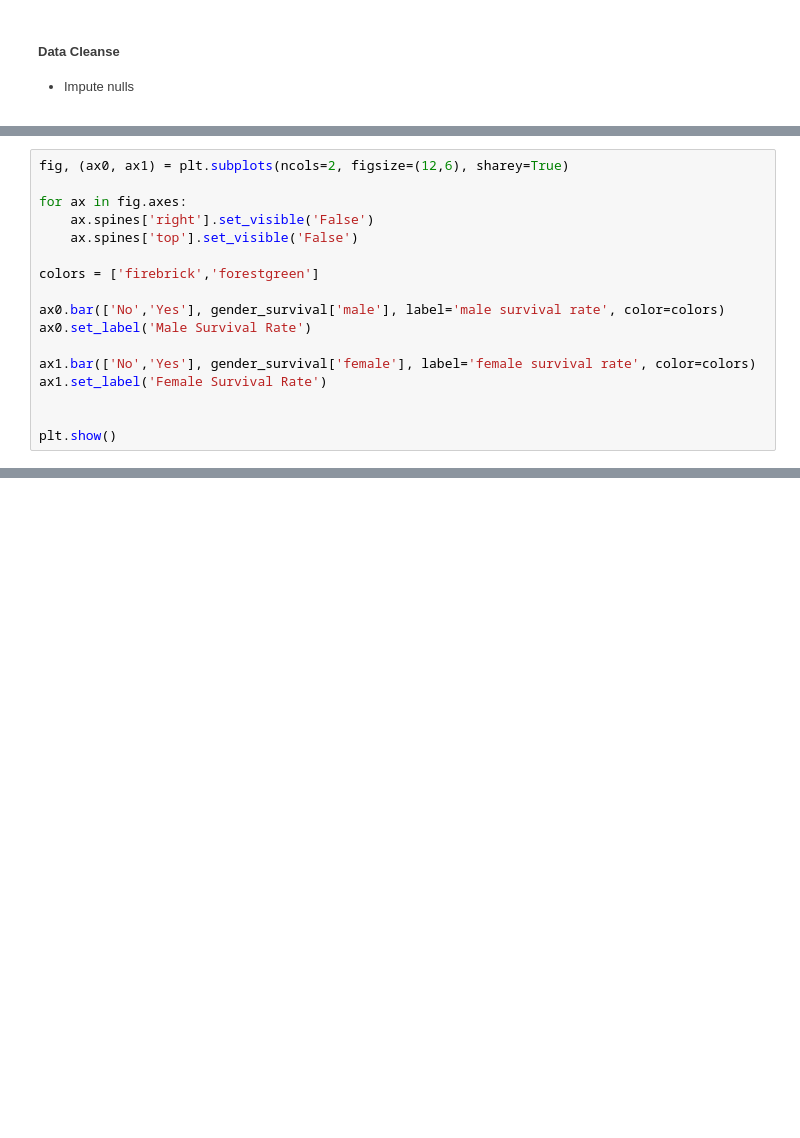
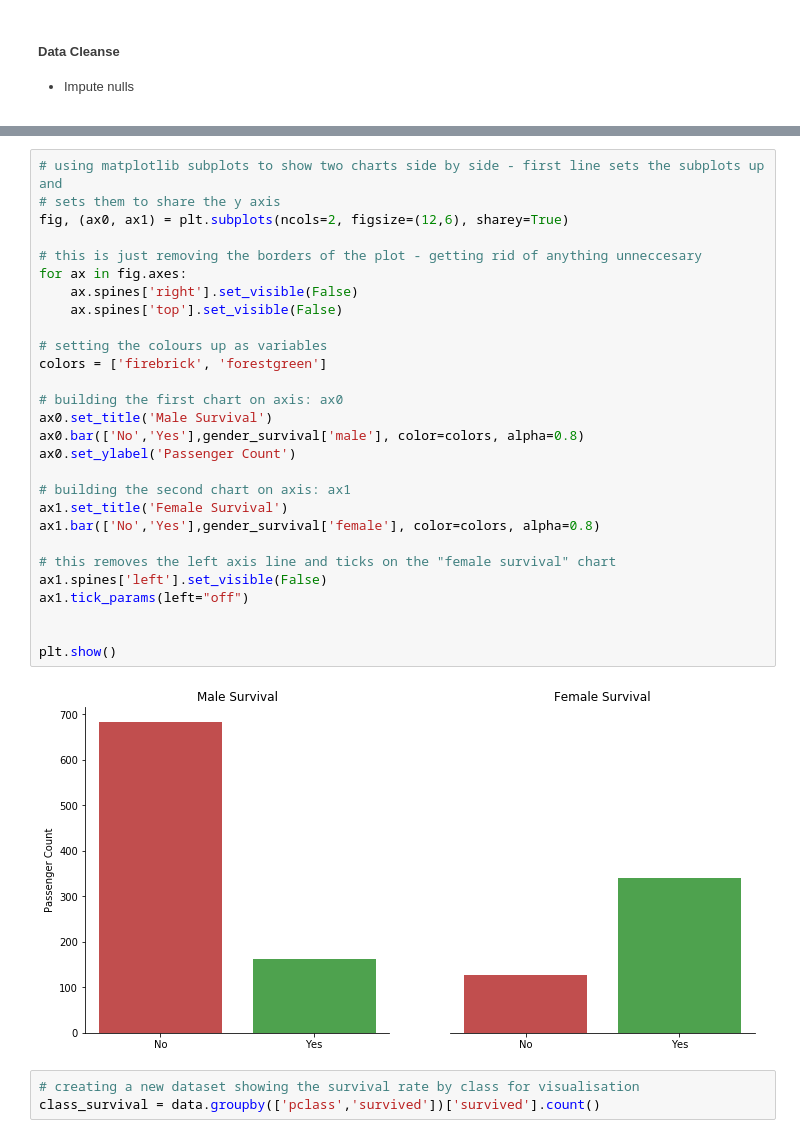
Before and after one commit to roastbeeef/brighton-uni-demo, a Jupyter notebook: analysis_pipeline.ipynb, the cells around one changed output, grey strips where cells are left out. Drawn from its saved outputs; the diff is of its cells as text; blank space fills up the shorter version.

```diff
--- a/empty_notebook.ipynb
+++ b/analysis_pipeline.ipynb
@@ -249,17 +100,0 @@ Name: survived, dtype: int64
-# %%
-fig, (ax0, ax1) = plt.subplots(ncols=2, figsize=(12,6), sharey=True)
-
-for ax in fig.axes:
-    ax.spines['right'].set_visible('False')
-    ax.spines['top'].set_visible('False')
-
-colors = ['firebrick','forestgreen']
-
-ax0.bar(['No','Yes'], gender_survival['male'], label='male survival rate', color=colors)
-ax0.set_label('Male Survival Rate')
-
-ax1.bar(['No','Yes'], gender_survival['female'], label='female survival rate', color=colors)
-ax1.set_label('Female Survival Rate')
-
-
-plt.show()
@@ -434,0 +299,33 @@ model_data.head()
+# %%
+# using matplotlib subplots to show two charts side by side - first line sets the subplots up and
+# sets them to share the y axis
+fig, (ax0, ax1) = plt.subplots(ncols=2, figsize=(12,6), sharey=True)
+
+# this is just removing the borders of the plot - getting rid of anything unneccesary
+for ax in fig.axes:
+    ax.spines['right'].set_visible(False)
+    ax.spines['top'].set_visible(False)
+
+# setting the colours up as variables
+colors = ['firebrick', 'forestgreen']
+
+# building the first chart on axis: ax0
+ax0.set_title('Male Survival')
+ax0.bar(['No','Yes'],gender_survival['male'], color=colors, alpha=0.8)
+ax0.set_ylabel('Passenger Count')
+
+# building the second chart on axis: ax1
+ax1.set_title('Female Survival')
+ax1.bar(['No','Yes'],gender_survival['female'], color=colors, alpha=0.8)
+
+# this removes the left axis line and ticks on the "female survival" chart
+ax1.spines['left'].set_visible(False)
+ax1.tick_params(left="off")
+
+
+plt.show()
+# %% [output]
+[figure, added]
+# %%
+# creating a new dataset showing the survival rate by class for visualisation
+class_survival = data.groupby(['pclass','survived'])['survived'].count()
```
Also changed, not shown: parts of 96 cells of this notebook.
